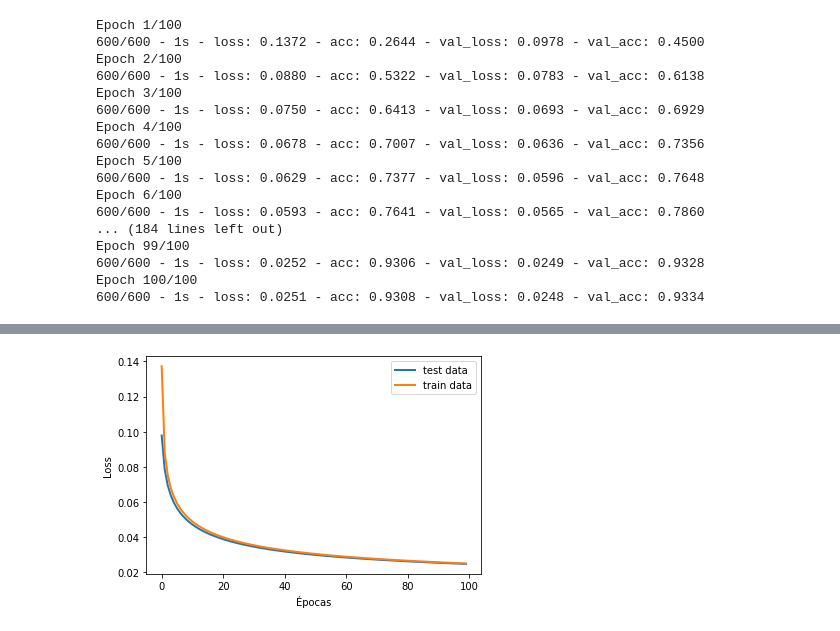
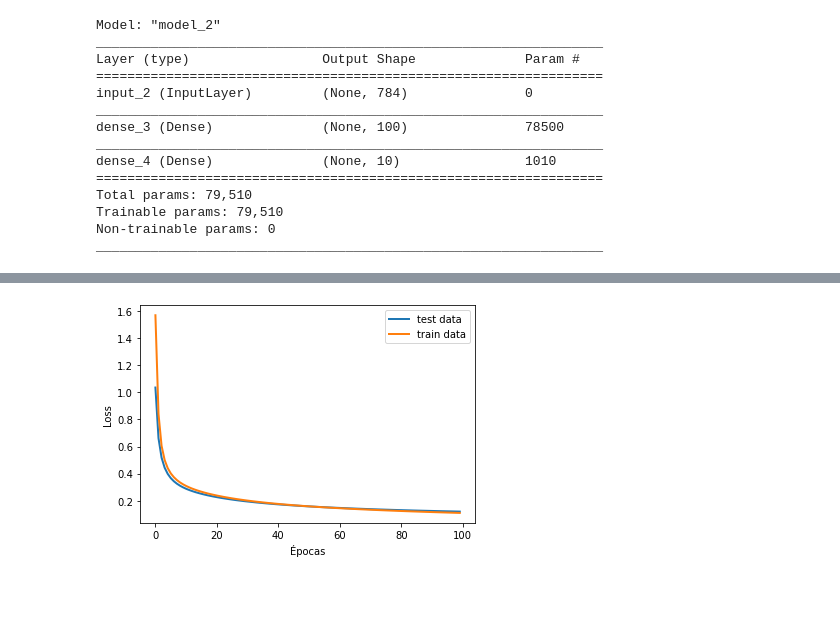
Before and after one commit to denisecammarota/DeepLearning, a Jupyter notebook: Pract4/Ej8.ipynb, the cells around one changed output, grey strips where cells are left out. Saved outputs shown, nothing was run; the diff lists cells and outputs as text; code cells hidden in the pictures; blank space fills up the shorter version.

```diff
--- a/Pract4/Ej8.ipynb
+++ b/Pract4/Ej8.ipynb
@@ -43,30 +45,29 @@ epocas = 100 #cantidad de epocas
 x = keras.layers.Input(shape=(n_dim,))
 l1 = keras.layers.Dense(units=n_capa1, activation='relu', use_bias=True,
                            kernel_regularizer=keras.regularizers.l2(1e-5))(x)
-l2 = keras.layers.Dense(units=n_capa2, activation='linear',use_bias=True,
+l2 = keras.layers.Dense(units=n_capa2, activation='softmax',use_bias=True,
                            kernel_regularizer=keras.regularizers.l2(1e-5))(l1)
 model = keras.Model(inputs=x, outputs=l2)
 optimizer = keras.optimizers.SGD(learning_rate=5e-3)
-model.compile(optimizer, loss=keras.losses.MSE, metrics=['acc'])
+model.compile(optimizer, loss=tf.keras.losses.CategoricalCrossentropy(), metrics=['acc'])
+#plot_model(model,to_file='ej8_1_cg.pdf',show_shapes = True,rankdir='LR')
+#model.summary()
 history = model.fit(x_train, yy_train, epochs=epocas, validation_data=(x_test, yy_test),batch_size=100, verbose=2)
 # %% [output]
-Epoch 1/100
-600/600 - 1s - loss: 0.1372 - acc: 0.2644 - val_loss: 0.0978 - val_acc: 0.4500
-Epoch 2/100
-600/600 - 1s - loss: 0.0880 - acc: 0.5322 - val_loss: 0.0783 - val_acc: 0.6138
-Epoch 3/100
-600/600 - 1s - loss: 0.0750 - acc: 0.6413 - val_loss: 0.0693 - val_acc: 0.6929
-Epoch 4/100
-600/600 - 1s - loss: 0.0678 - acc: 0.7007 - val_loss: 0.0636 - val_acc: 0.7356
-Epoch 5/100
-600/600 - 1s - loss: 0.0629 - acc: 0.7377 - val_loss: 0.0596 - val_acc: 0.7648
-Epoch 6/100
-600/600 - 1s - loss: 0.0593 - acc: 0.7641 - val_loss: 0.0565 - val_acc: 0.7860
-... (184 lines left out)
-Epoch 99/100
-600/600 - 1s - loss: 0.0252 - acc: 0.9306 - val_loss: 0.0249 - val_acc: 0.9328
-Epoch 100/100
-600/600 - 1s - loss: 0.0251 - acc: 0.9308 - val_loss: 0.0248 - val_acc: 0.9334
+Model: "model_2"
+_________________________________________________________________
+Layer (type)                 Output Shape              Param #
+=================================================================
+input_2 (InputLayer)         (None, 784)               0
+_________________________________________________________________
+dense_3 (Dense)              (None, 100)               78500
+_________________________________________________________________
+dense_4 (Dense)              (None, 10)                1010
+=================================================================
+Total params: 79,510
+Trainable params: 79,510
+Non-trainable params: 0
+_________________________________________________________________
 # %%
 plt.plot(history.history['val_loss'],label='test data',linewidth=2)
 plt.plot(history.history['loss'],label='train data',linewidth=2)
@@ -74,5 +75,5 @@ plt.legend()
 plt.xlabel('Épocas')
 plt.ylabel('Loss')
 plt.savefig('ej8_1_loss.pdf')
-files.download( 'ej8_1_loss.pdf' )
+#files.download( 'ej8_1_loss.pdf' )
 # %% [output]
@@ -81,4 +80,4 @@ files.download( 'ej8_1_loss.pdf' )
-[figure, old version]
+[figure, new version]
 # %%
 plt.plot(history.history['val_acc'],label='test data',linewidth=2)
 plt.plot(history.history['acc'],label='train data',linewidth=2)
```
Also changed, not shown: parts of 7 cells of this notebook, 29 other files.
